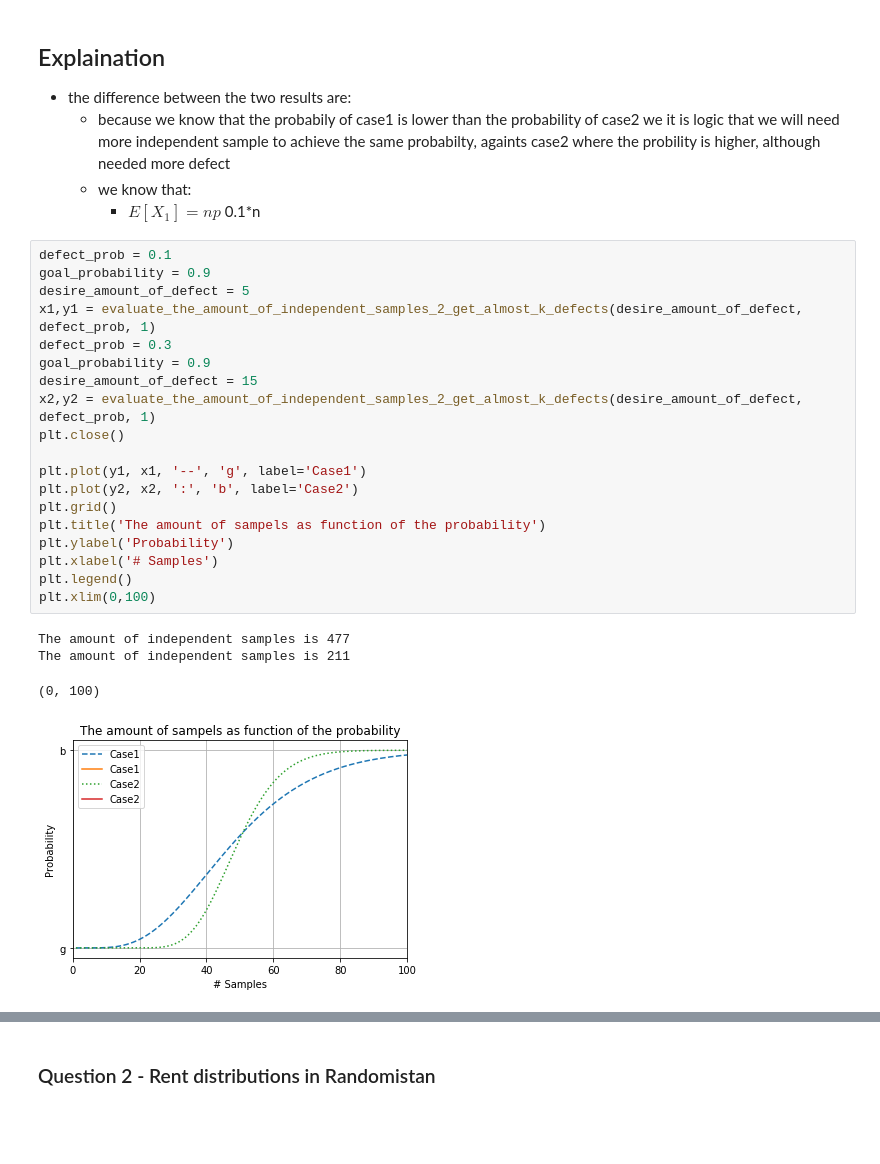
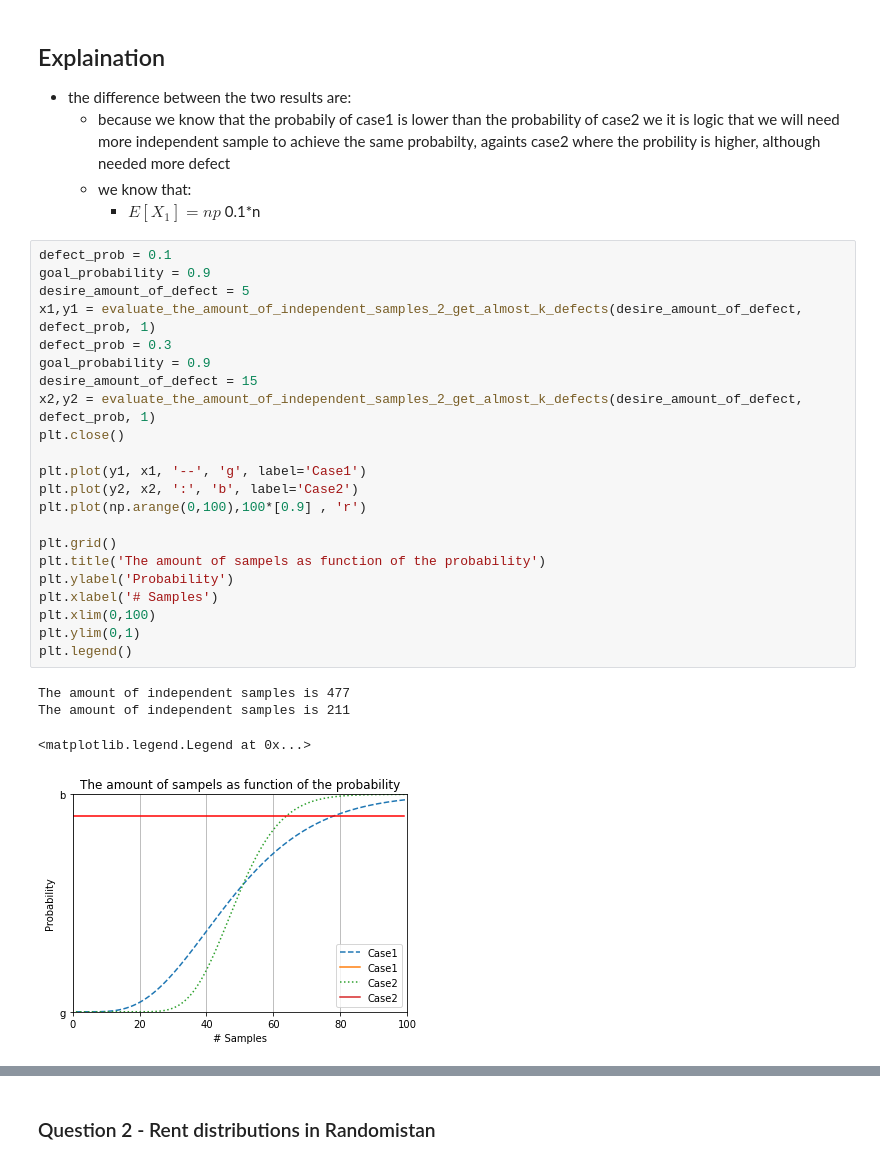
Before and after one commit to RoyR-IDC/StatisticsAndDataAnalysis, a Jupyter notebook: HW1.ipynb, the cells around one changed output, grey strips where cells are left out. Drawn from its saved outputs; the diff is of its cells as text; blank space fills up the shorter version.

```diff
--- a/HW1.ipynb
+++ b/HW1.ipynb
@@ -140,27 +145,30 @@ The amount of independent samples is 64
 # %%
 defect_prob = 0.1
 goal_probability = 0.9
 desire_amount_of_defect = 5
 x1,y1 = evaluate_the_amount_of_independent_samples_2_get_almost_k_defects(desire_amount_of_defect, defect_prob, 1)
 defect_prob = 0.3
 goal_probability = 0.9
 desire_amount_of_defect = 15
 x2,y2 = evaluate_the_amount_of_independent_samples_2_get_almost_k_defects(desire_amount_of_defect, defect_prob, 1)
 plt.close()
 
 plt.plot(y1, x1, '--', 'g', label='Case1')
 plt.plot(y2, x2, ':', 'b', label='Case2')
+plt.plot(np.arange(0,100),100*[0.9] , 'r')
+
 plt.grid()
 plt.title('The amount of sampels as function of the probability')
 plt.ylabel('Probability')
 plt.xlabel('# Samples')
+plt.xlim(0,100)
+plt.ylim(0,1)
 plt.legend()
-plt.xlim(0,100)
 # %% [output]
 The amount of independent samples is 477
 The amount of independent samples is 211
-(0, 100)
+<matplotlib.legend.Legend at 0x...>
-[figure, old version]
+[figure, new version]
 # %% [markdown]
 ## Explaination
 * the difference between the two results are:
```
Also changed, not shown: parts of 6 cells of this notebook.
